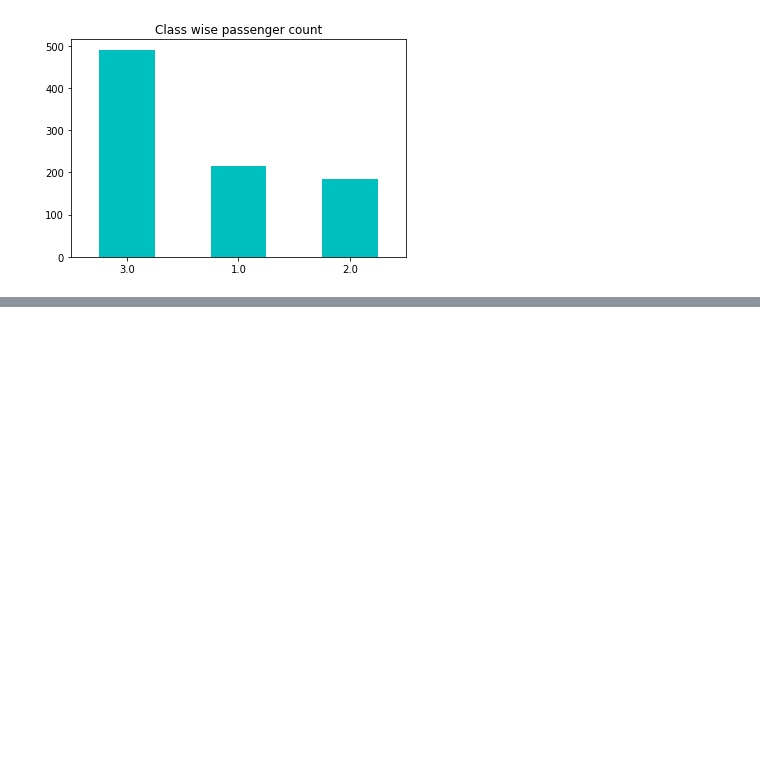
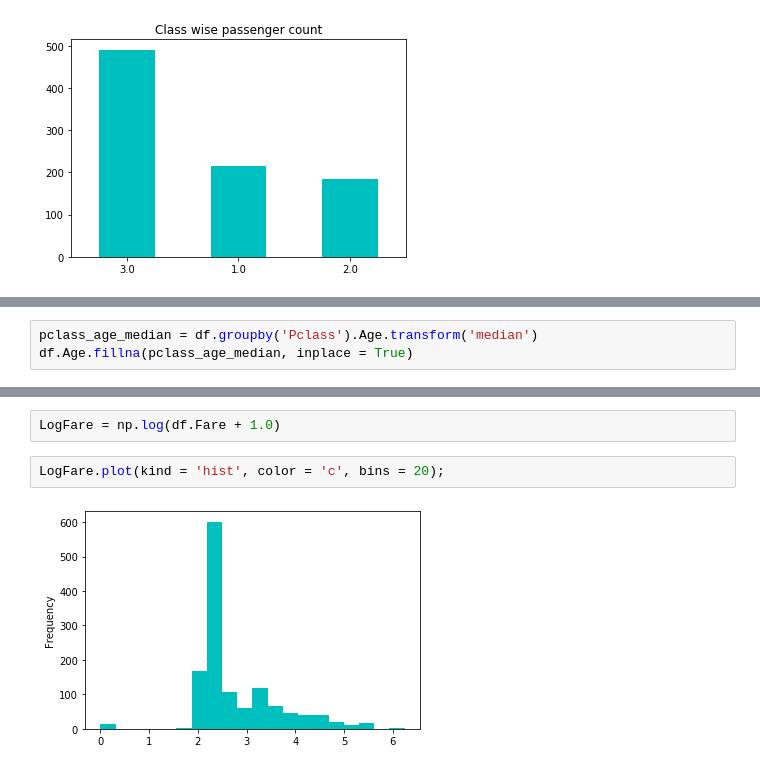
Before and after one commit to dasarisasidhar/titanic_dataset_ML, a Jupyter notebook: ML for titanic dataset from kagglle.ipynb, the cells around one changed output, grey strips where cells are left out. Drawn from its saved outputs; the diff is of its cells as text; blank space fills up the shorter version.

```diff
--- a/ML for titanic dataset from kagglle.ipynb
+++ b/ML for titanic dataset from kagglle.ipynb
@@ -206,0 +318,3 @@ df.Pclass.value_counts().plot(kind = 'bar', rot = 0, title = "Class wise passeng
+# %%
+pclass_age_median = df.groupby('Pclass').Age.transform('median')
+df.Age.fillna(pclass_age_median, inplace = True)
@@ -206,0 +365,6 @@ df.Pclass.value_counts().plot(kind = 'bar', rot = 0, title = "Class wise passeng
+# %%
+LogFare = np.log(df.Fare + 1.0)
+# %%
+LogFare.plot(kind = 'hist', color = 'c', bins = 20);
+# %% [output]
+[figure, added]
```
Also changed, not shown: parts of 56 cells of this notebook.
